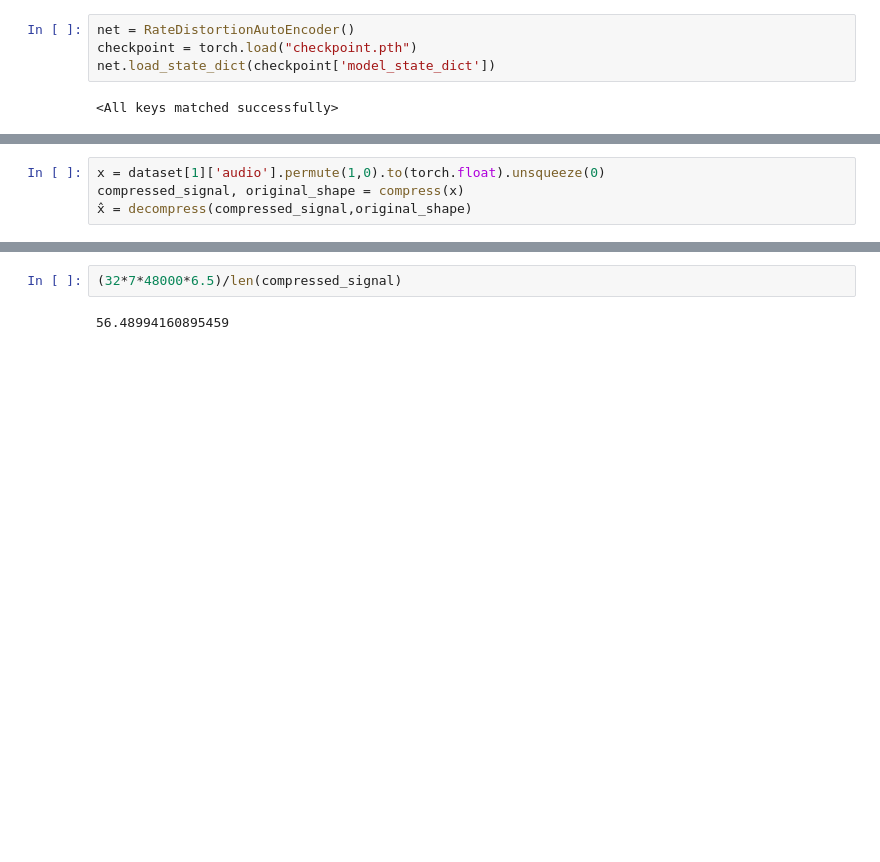
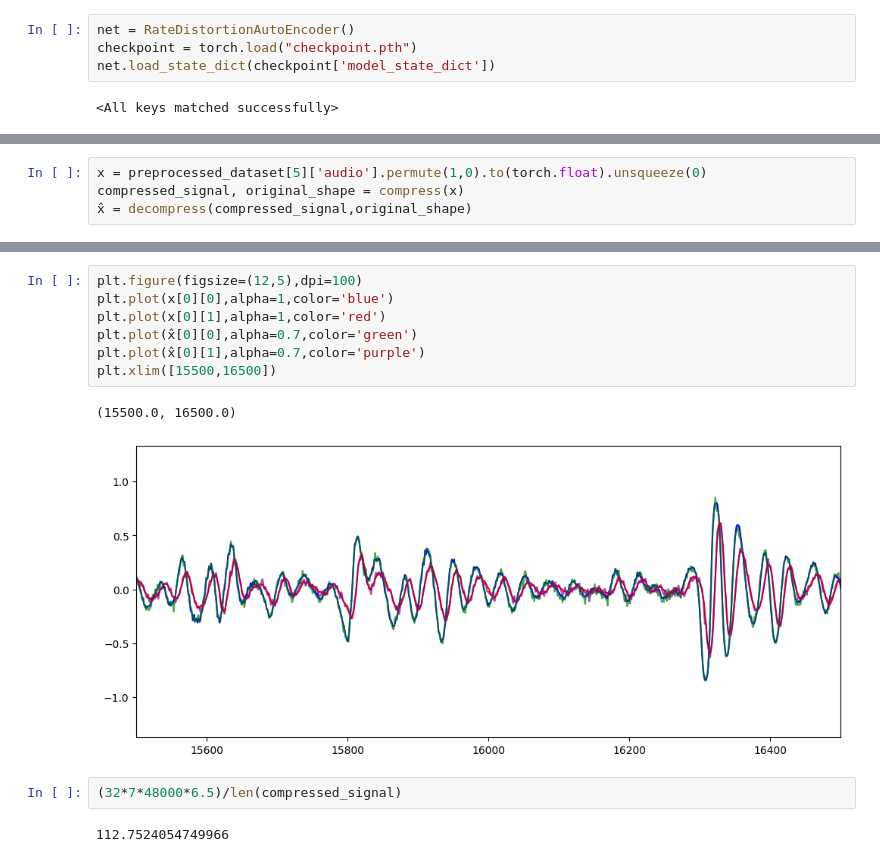
Before and after one commit to danjacobellis/PAC, a Jupyter notebook: audio_inference.ipynb, the cells around one changed output, grey strips where cells are left out. Drawn from its saved outputs; the diff is of its cells as text; blank space fills up the shorter version.

```diff
--- a/audio_inference.ipynb
+++ b/audio_inference.ipynb
@@ -183,5 +187,5 @@ plt.plot(np.log(distortion))
 # %%
-x = dataset[1]['audio'].permute(1,0).to(torch.float).unsqueeze(0)
+x = preprocessed_dataset[5]['audio'].permute(1,0).to(torch.float).unsqueeze(0)
 compressed_signal, original_shape = compress(x)
 x̂ = decompress(compressed_signal,original_shape)
 # %%
@@ -192,7 +196,17 @@ display.Audio(x[0][0],rate=48000)
 display.Audio(x̂[0][0],rate=48000)
 # %% [output]
 [interactive output not drawn]
+# %%
+plt.figure(figsize=(12,5),dpi=100)
+plt.plot(x[0][0],alpha=1,color='blue')
+plt.plot(x[0][1],alpha=1,color='red')
+plt.plot(x̂[0][0],alpha=0.7,color='green')
+plt.plot(x̂[0][1],alpha=0.7,color='purple')
+plt.xlim([15500,16500])
+# %% [output]
+(15500.0, 16500.0)
+[figure, added]
 # %%
 (32*7*48000*6.5)/len(compressed_signal)
 # %% [output]
-56.48994160895459
+112.7524054749966
```
Also changed, not shown: parts of 8 cells of this notebook, 1 other file.
